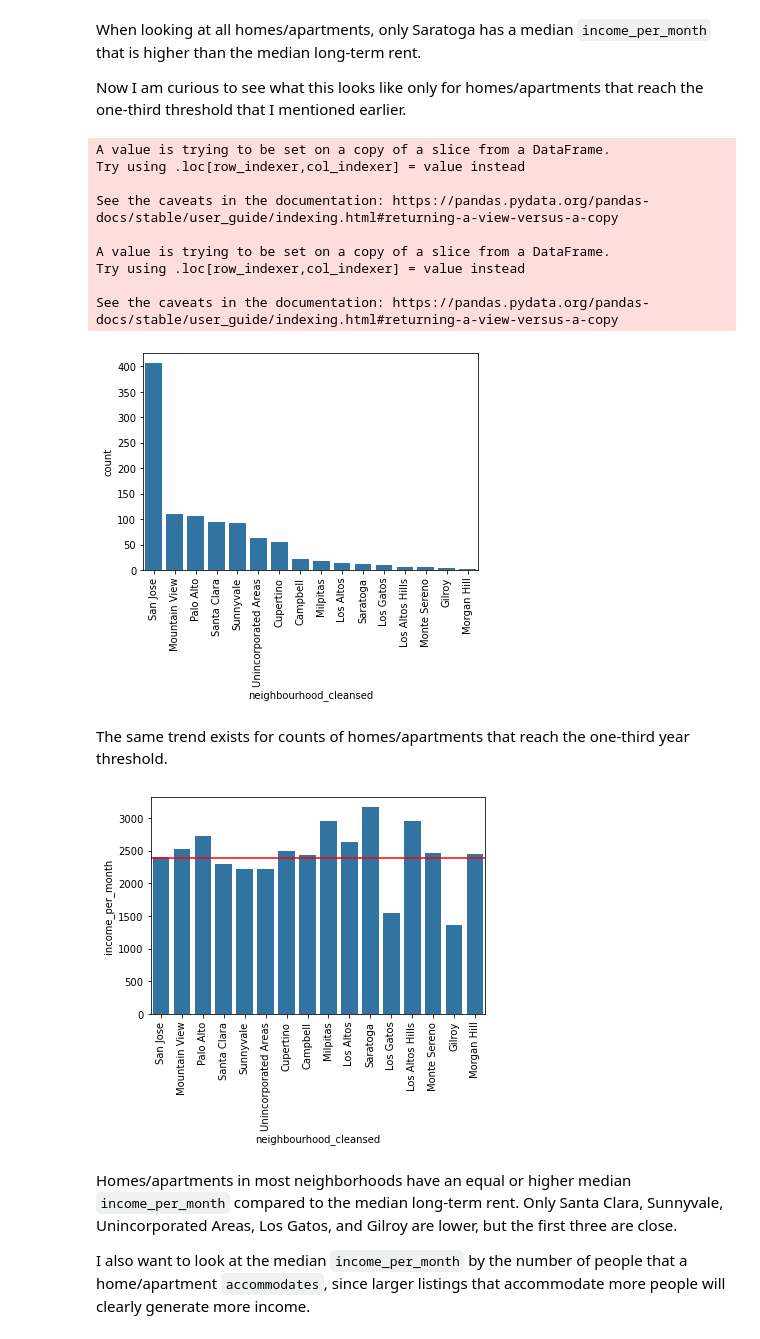
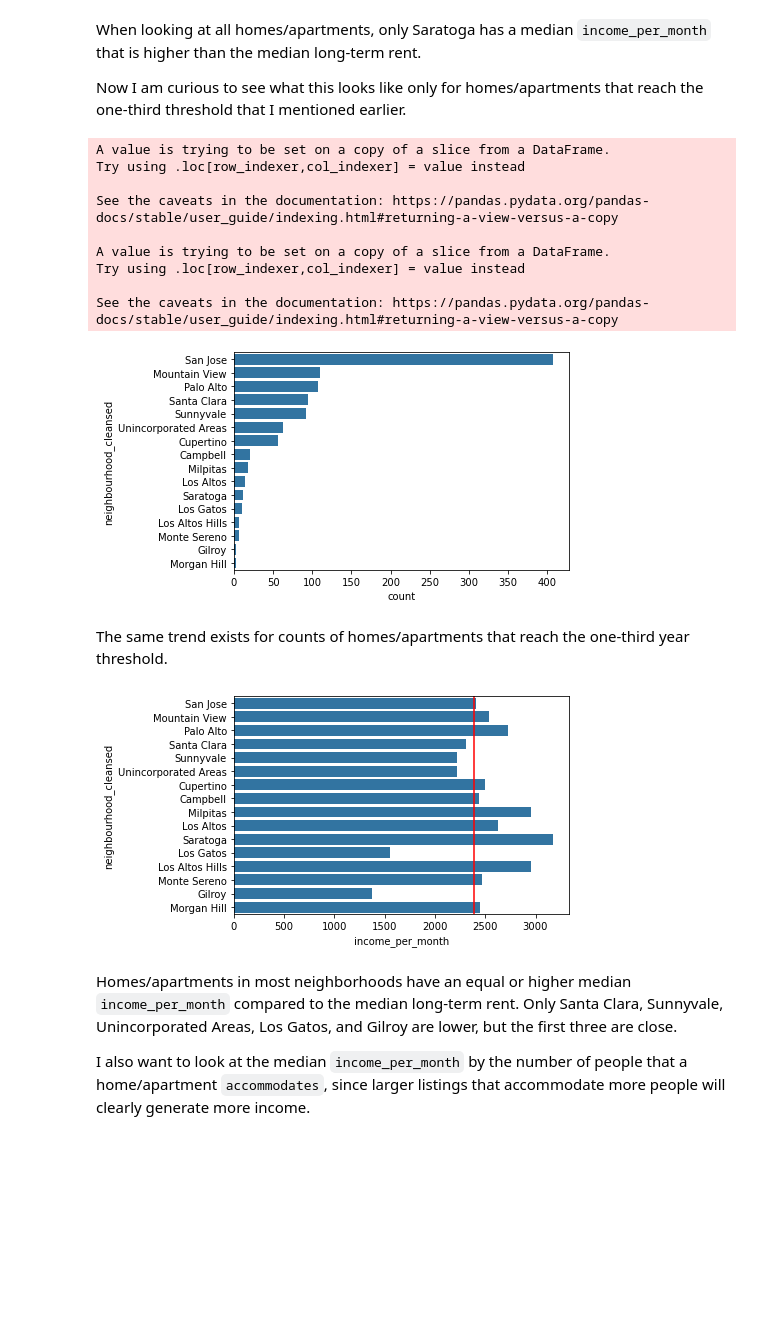
Before and after one commit to evanchen13/scc-airbnb, a Jupyter notebook: scc-airbnb.ipynb, the cells around one changed output. Cells and saved outputs as stored; diff of their text form; code cells hidden in the pictures; blank space fills up the shorter version.

```diff
--- a/scc-airbnb.ipynb
+++ b/scc-airbnb.ipynb
@@ -502,38 +498,36 @@ Now I am curious to see what this looks like only for homes/apartments that reac
 # %%
 listings_occ_entire_high = listings_occ_entire.query('nights_per_year > 365/3')
 listings_occ_entire_high['neighbourhood_cleansed'] = listings_occ_entire_high['neighbourhood_cleansed'].astype(str)
 neighbourhood_order = listings_occ_entire_high['neighbourhood_cleansed'].value_counts().index
 ordered_neighbourhood = pd.api.types.CategoricalDtype(categories=neighbourhood_order, ordered=True)
 listings_occ_entire_high['neighbourhood_cleansed'] = \
     listings_occ_entire_high['neighbourhood_cleansed'].astype(ordered_neighbourhood)
-sb.countplot(data=listings_occ_entire_high, x='neighbourhood_cleansed', color=base_color)
-plt.xticks(rotation=90);
+sb.countplot(data=listings_occ_entire_high, y='neighbourhood_cleansed', color=base_color);
 # %% [output]
 A value is trying to be set on a copy of a slice from a DataFrame.
 Try using .loc[row_indexer,col_indexer] = value instead
 
 See the caveats in the documentation: https://pandas.pydata.org/pandas-docs/stable/user_guide/indexing.html#returning-a-view-versus-a-copy
 
 A value is trying to be set on a copy of a slice from a DataFrame.
 Try using .loc[row_indexer,col_indexer] = value instead
 
 See the caveats in the documentation: https://pandas.pydata.org/pandas-docs/stable/user_guide/indexing.html#returning-a-view-versus-a-copy
-[figure, old version]
+[figure, new version]
 # %% [markdown]
 The same trend exists for counts of homes/apartments that reach the one-third year threshold.
 # %%
 sb.barplot(
     data=listings_occ_entire_high,
-    x='neighbourhood_cleansed',
-    y='income_per_month',
+    x='income_per_month',
+    y='neighbourhood_cleansed',
     estimator=np.median,
     color=base_color,
     ci=None
 )
-plt.xticks(rotation=90)
-plt.axhline(y=median_rent, color='r');
+plt.axvline(x=median_rent, color='r');
 # %% [output]
-[figure, old version]
+[figure, new version]
 # %% [markdown]
 Homes/apartments in most neighborhoods have an equal or higher median `income_per_month` compared to the median long-term rent. Only Santa Clara, Sunnyvale, Unincorporated Areas, Los Gatos, and Gilroy are lower, but the first three are close.
 
```
Also changed, not shown: parts of 7 cells of this notebook.
